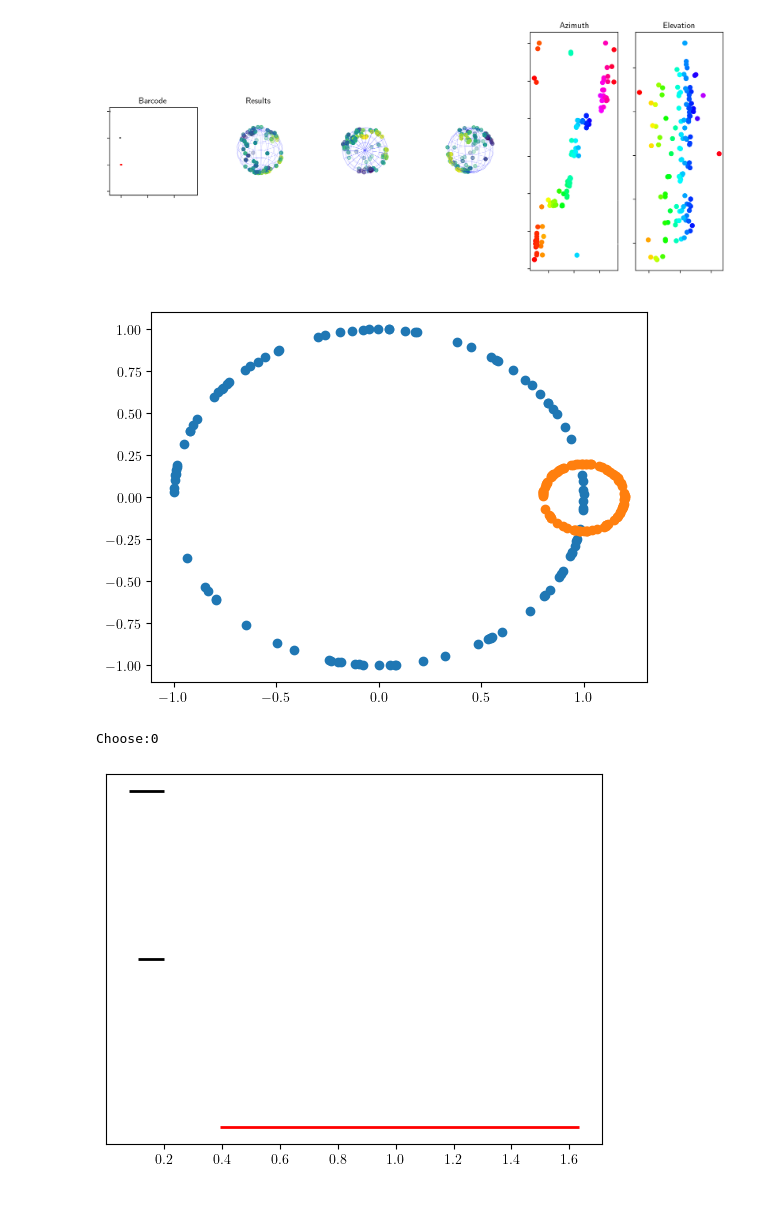
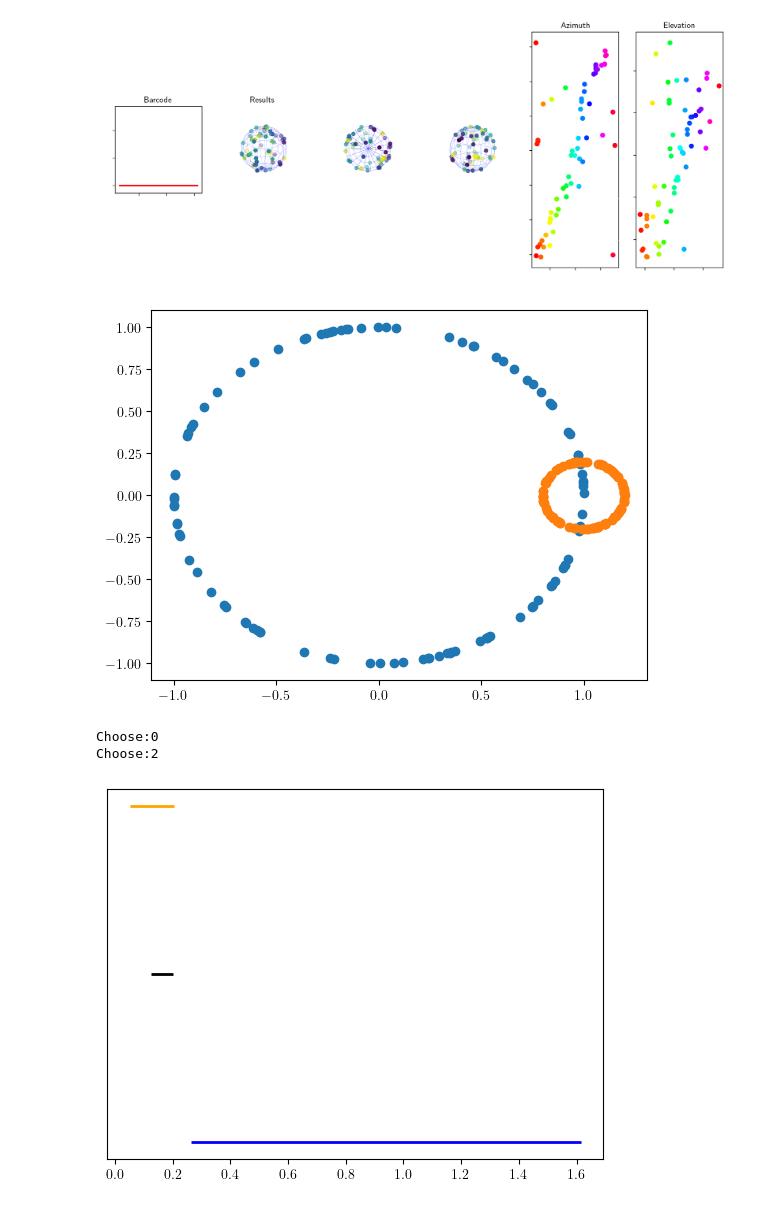
Before and after one commit to vincentmichelangeli/Imperial_master_thesis, a Jupyter notebook: Weighted spherical coordinates/example_notebook.ipynb, the cells around one changed output. Drawn from its saved outputs; the diff is of its cells as text; code cells hidden in the pictures.

```diff
--- a/Weighted spherical coordinates/example_notebook.ipynb
+++ b/Weighted spherical coordinates/example_notebook.ipynb
@@ -12,13 +12,12 @@ noise = 0.05 #add gaussain noise
 energyType = 1 # 0:harmonic, 1:spring
 S = 0 # rest length of spring
 K = 1e2 # spring constant
-n_steps = 6000 # number of optimization steps
+n_steps = 4000 # number of optimization steps
 alpha = 1e-5 # need to be much smaller for spring energy (1e-5 is reasonable for spring energy with K = 1e2)
-intermediate_plots = 4 # generate some plots as the script runs for debugging purpose
 # %%
 ## Generate data
 
 np.random.seed(10)
 
-#data = generate_noisy_sphere(n_pts, radius=1, noise=noise)
-data = generate_density_sphere(n_pts, radius=1, noise=noise, angle=np.pi/4)
+data = generate_noisy_sphere(n_pts, radius=1, noise=noise)
+#data = generate_density_sphere(n_pts, radius=1, noise=noise, angle=np.pi/4)
@@ -61,7 +58,7 @@ else:
     max_nhood_size = (death + 3 * birth) / 4
 
 selected_cocycle = cocycles[2][choose]
-simplices, values, weight_values = dim_2_get_edges_and_cohomology_info(distance_matrix, selected_cocycle, max_nhood_size)
+simplices, values, weight_values = dim_2_get_edges_and_cohomology_info(distance_matrix, selected_cocycle, max_nhood_size, weighting = 'triangles')
 trg_list = np.fliplr(np.array(simplices))
 # %%
 values = np.array(values)
@@ -153,7 +125,7 @@ for i in range(n_steps):
         if NRG[-2] < NRG[-1]:
             print('Increasing at '+str(i))
             #break
-    if i ==2 or i == 2000 or i== 4000 or i == 6000 or i == 10000:
+    if i in [500, 1000, 2000, 4000, 6000]:
         # Make plots
         fig = plt.figure(figsize=(18, 6), dpi=200)
         simplices = np.array(simplices)
@@ -325,7 +319,7 @@ plt.yticks(color='w')
 plt.xticks(color='w')
 plt.show()
 # %% [output]
-[figure, old version]
+[figure, new version]
 # %%
 n = 100
 coord = np.random.uniform(low=0, high=2*np.pi, size=n)
@@ -348,7 +342,7 @@ for i in range(n):
     data[i][1] = y[i]
     data[n+i][1] = y_1[i]
 # %% [output]
-[figure, old version]
+[figure, new version]
 # %%
 # Get homological information from Ripser
 
@@ -389,14 +383,18 @@ selected_cocycle = cocycles[1][choose]
 # %%
 for i in range(0, len(cocycles[1][:])):
     birth = ripser_result['dgms'][1][i][0]
     death = ripser_result['dgms'][1][i][1]
-    if i == choose:
-        plt.hlines(y=i, xmin=birth, xmax=death, linewidth=2, color='r')
+    if i == 0:
+        plt.hlines(y=i, xmin=birth, xmax=death, linewidth=2, color='blue')
+        print('Choose:'+str(i))
+    elif i ==2:
+        plt.hlines(y=i, xmin=birth, xmax=death, linewidth=2, color='orange')
         print('Choose:'+str(i))
     else:
         plt.hlines(y=i, xmin=birth, xmax=death, linewidth=2, color='k')
 plt.yticks([])
 plt.show()
 # %% [output]
 Choose:0
+Choose:2
-[figure, old version]
+[figure, new version]
```
Also changed, not shown: parts of 9 cells of this notebook.
